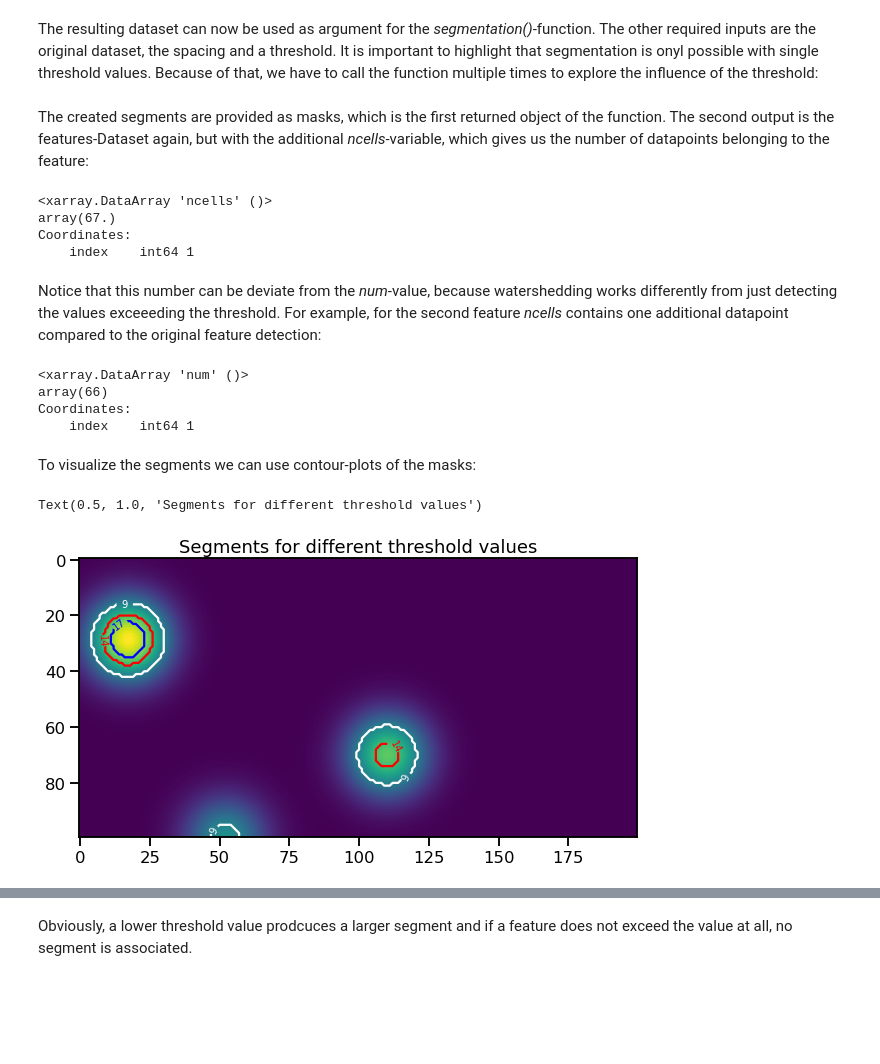
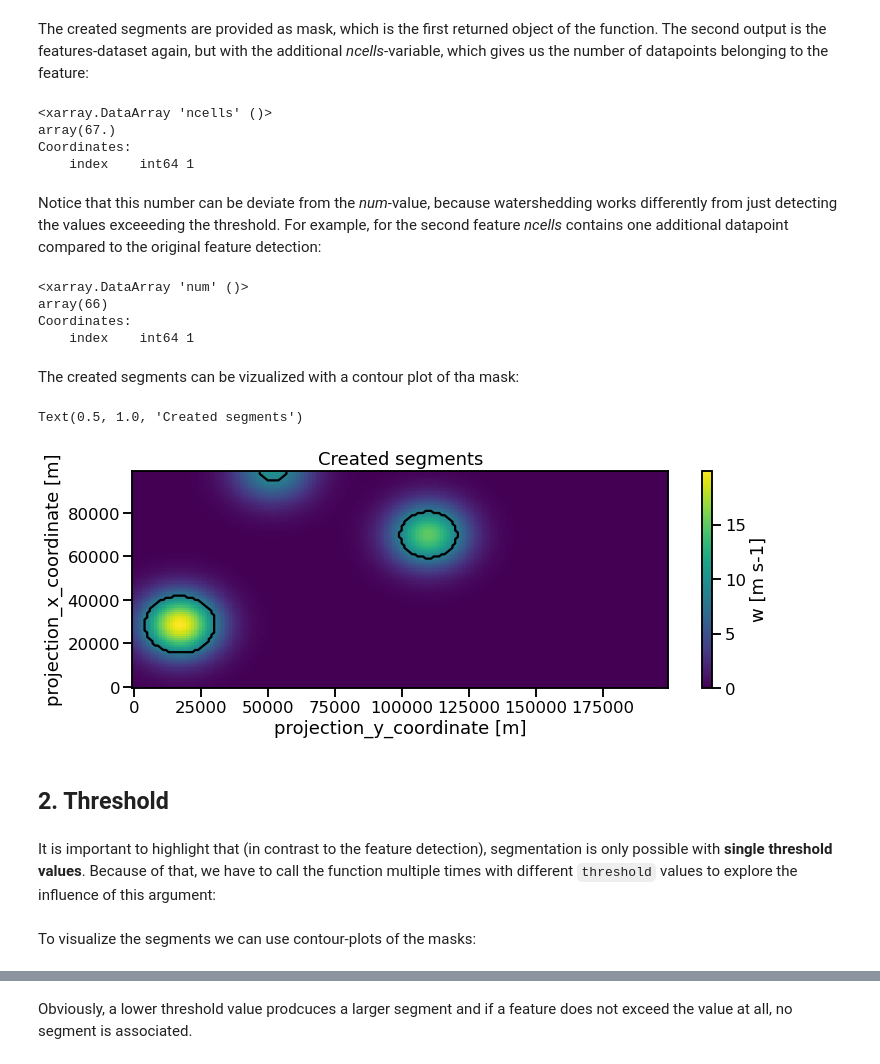
Before and after one commit to tobac-project/tobac-tutorials, a Jupyter notebook: tutorials/Basics/Segmentation.ipynb, the cells around one changed output, grey strips where cells are left out. Saved outputs shown, nothing was run; the diff lists cells and outputs as text; code cells hidden in the pictures; blank space fills up the shorter version.

```diff
--- a/tutorials/Basics/Segmentation.ipynb
+++ b/tutorials/Basics/Segmentation.ipynb
@@ -27,0 +39,2 @@ features = tobac.themes.tobac_v1.feature_detection_multithreshold(data, dxy, thr
+# %%
+mask, features_mask = tobac.themes.tobac_v1.segmentation(features, data, dxy, threshold=9)
@@ -28,43 +52,39 @@ features = tobac.themes.tobac_v1.feature_detection_multithreshold(data, dxy, thr
+# %% [markdown]
+The created segments are provided as mask, which is the first returned object of the function. The second output is the features-dataset again, but with the additional *ncells*-variable, which gives us the number of datapoints belonging to the feature:
+# %%
+features_mask_1['ncells'][1]
+# %% [output]
+<xarray.DataArray 'ncells' ()>
+array(67.)
+Coordinates:
+    index    int64 1
+# %% [markdown]
+Notice that this number can be deviate from the *num*-value, because watershedding works differently from just detecting the values exceeeding the threshold. For example, for the second feature *ncells* contains one additional datapoint compared to the original feature detection:
+# %%
+features_mask_1['num'][1]
+# %% [output]
+<xarray.DataArray 'num' ()>
+array(66)
+Coordinates:
+    index    int64 1
+# %% [markdown]
+The created segments can be vizualized with a contour plot of tha mask:
+# %%
+fig, ax = plt.subplots(figsize = (12, 4))
+data.isel(time=50).plot(ax=ax)
+mask.isel(time=50).plot.contour(levels=[0.5], ax=ax, colors='k')
+ax.set_title('Created segments')
+# %% [output]
+Text(0.5, 1.0, 'Created segments')
+[figure, added]
+# %% [markdown]
+## 2. Threshold
 # %% [markdown]
-The resulting dataset can now be used as argument for the *segmentation()*-function. The other required inputs are the original dataset, the spacing and a threshold. It is important to highlight that segmentation is onyl possible with single threshold values. Because of that, we have to call the function multiple times to explore the influence of the threshold:
+It is important to highlight that (in contrast to the feature detection), segmentation is only possible with **single threshold values**. Because of that, we have to call the function multiple times with different `threshold` values to explore the influence of this argument:
 # %%
 %%capture
 mask_1, features_mask_1 = tobac.themes.tobac_v1.segmentation(features, data, dxy, threshold=9)
 mask_2, features_mask_2 = tobac.themes.tobac_v1.segmentation(features, data, dxy, threshold=14)
 mask_3, features_mask_3 = tobac.themes.tobac_v1.segmentation(features, data, dxy, threshold=17)
-# %% [markdown]
-The created segments are provided as masks, which is the first returned object of the function. The second output is the features-Dataset again, but with the additional *ncells*-variable, which gives us the number of datapoints belonging to the feature:
-# %%
-features_mask_1['ncells'][1]
-# %% [output]
-<xarray.DataArray 'ncells' ()>
-array(67.)
-Coordinates:
-    index    int64 1
-# %% [markdown]
-Notice that this number can be deviate from the *num*-value, because watershedding works differently from just detecting the values exceeeding the threshold. For example, for the second feature *ncells* contains one additional datapoint compared to the original feature detection:
-# %%
-features_mask_1['num'][1]
-# %% [output]
-<xarray.DataArray 'num' ()>
-array(66)
-Coordinates:
-    index    int64 1
 # %% [markdown]
 To visualize the segments we can use contour-plots of the masks:
-# %%
-masks = [mask_1, mask_2, mask_3]
-colors = ['white', 'red', 'blue']
-
-fig, ax = plt.subplots(ncols = 1, figsize = (10, 10))
-ax.imshow(data[50])
-
-for n, mask, color in zip(thresholds, masks, colors):
-
-    CS = ax.contour(mask[50]*n, levels = [n], colors = color)
-    ax.clabel(CS, inline=True, fontsize=10)
-
-ax.set_title('Segments for different threshold values')
-# %% [output]
-Text(0.5, 1.0, 'Segments for different threshold values')
-[figure, removed]
```
Also changed, not shown: parts of 7 cells of this notebook.
